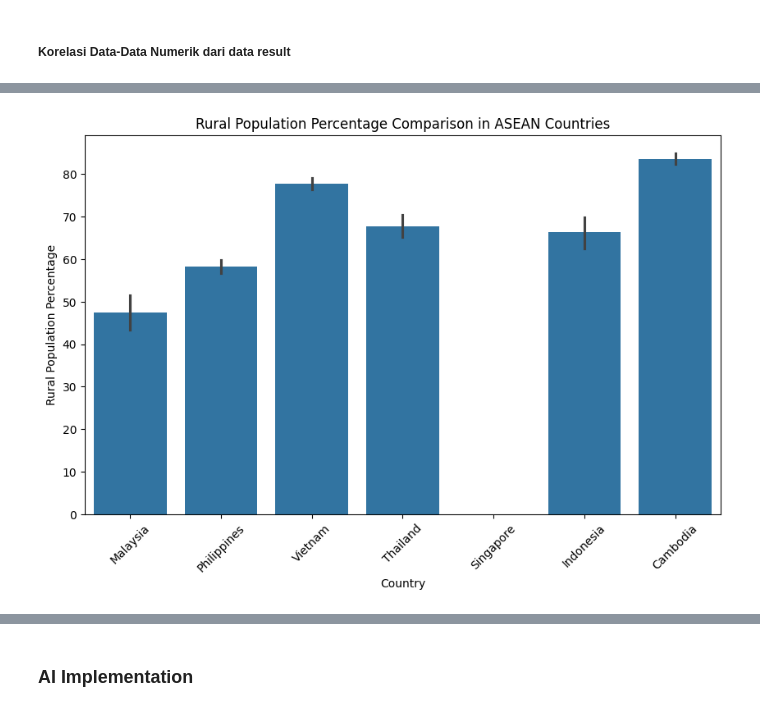
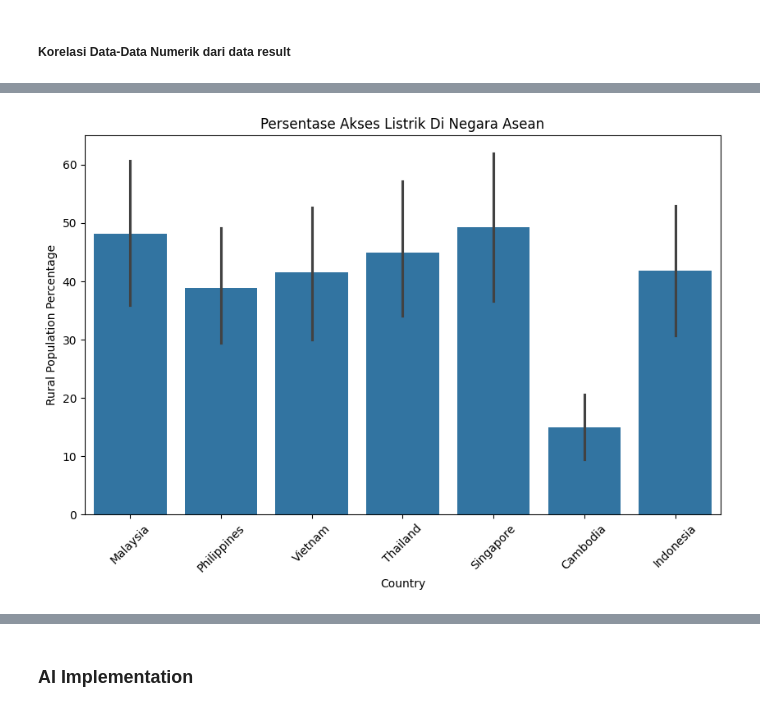
Before and after one commit to Timekeeper25/mini_project_DE_muhammad_raihan_saputra, a Jupyter notebook: notebook.ipynb, the cells around one changed output, grey strips where cells are left out. Cells and saved outputs as stored; diff of their text form; code cells hidden in the pictures.

```diff
--- a/notebook.ipynb
+++ b/notebook.ipynb
@@ -1313,17 +1316,17 @@ plt.show()
 # %%
 # 1. Identifikasi negara-negara ASEAN dalam dataset
 asean_countries = ['Indonesia', 'Malaysia', 'Singapore', 'Thailand', 'Philippines', 'Vietnam', 'Brunei', 'Laos', 'Cambodia']
 
 # 2. Filter data untuk hanya mempertahankan baris yang terkait dengan negara-negara ASEAN
 asean_df = result[result['Country Name'].isin(asean_countries)]
 
 # 3. Visualisasi perbandingan populasi pedesaan
 plt.figure(figsize=(10, 6))
-sns.barplot(x='Country Name', y='ruralpopulationpercent', data=asean_df)
-plt.title('Rural Population Percentage Comparison in ASEAN Countries')
+sns.barplot(x='Country Name', y='electricityaccesspercent', data=asean_df)
+plt.title('Persentase Akses Listrik Di Negara Asean')
 plt.xlabel('Country')
 plt.ylabel('Rural Population Percentage')
 plt.xticks(rotation=45)
 plt.show()
 # %% [output]
-[figure, old version]
+[figure, new version]
```
Also changed, not shown: parts of 20 cells of this notebook, 1 other file.
